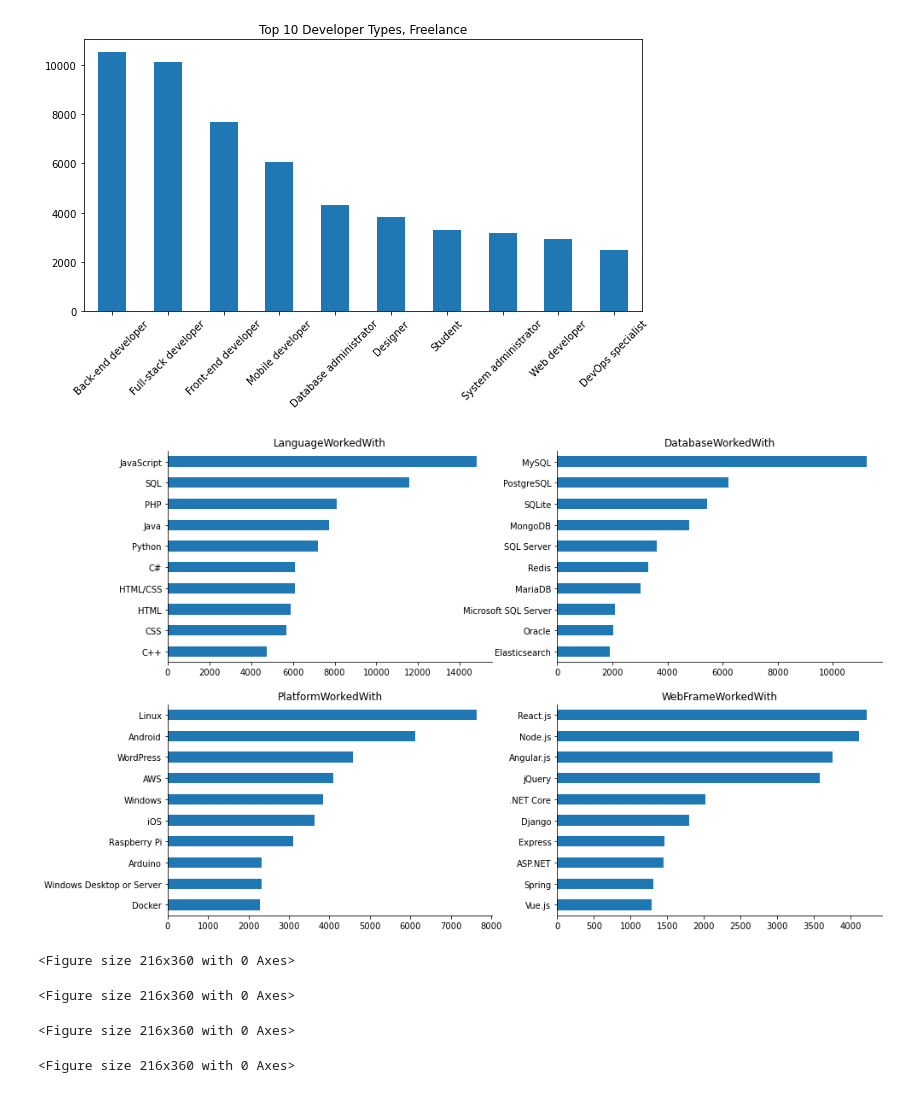
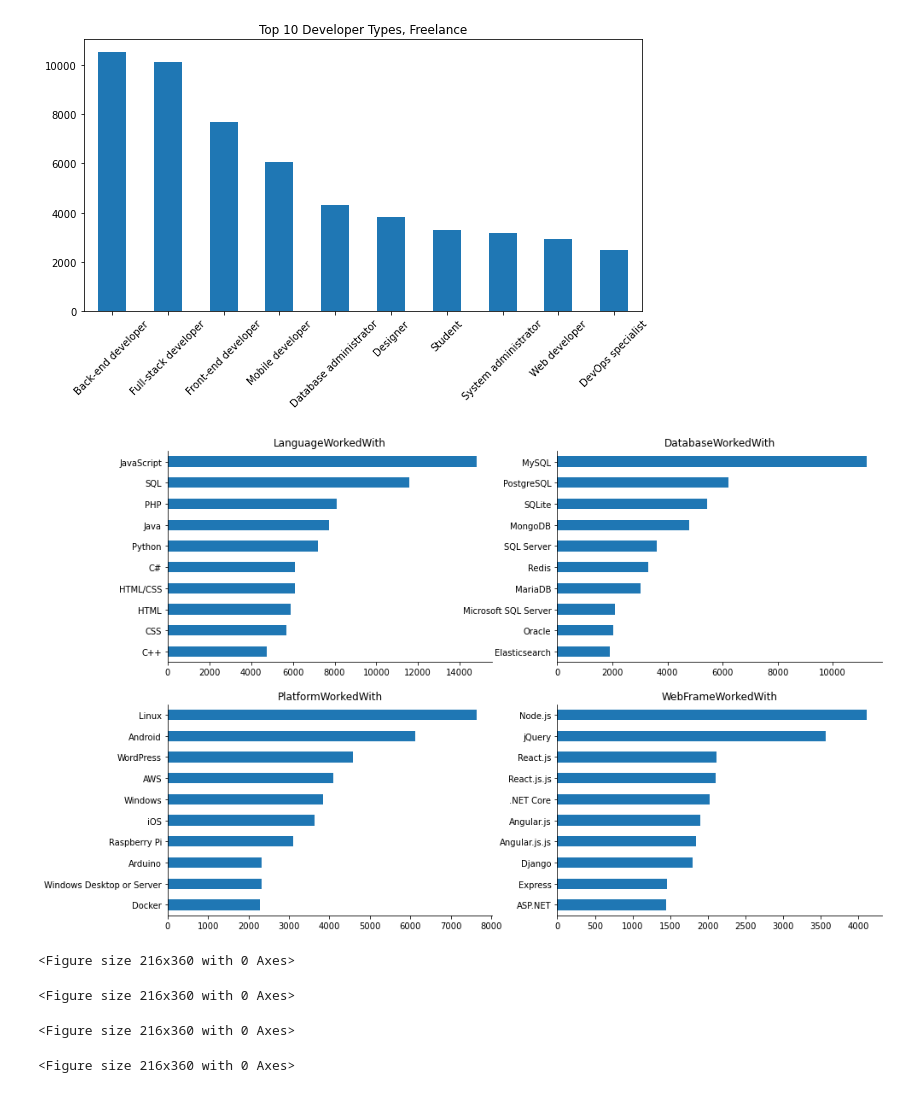
Before and after one commit to aldrinlambon/stackoverflow-survey-data-analysis, a Jupyter notebook: DataPreparation.ipynb, the cells around one changed output. Drawn from its saved outputs; the diff is of its cells as text; code cells hidden in the pictures.

```diff
--- a/DataPreparation.ipynb
+++ b/DataPreparation.ipynb
@@ -68,7 +70,7 @@ cols_2017 = ['EmploymentStatus','Country','FormalEducation','MajorUndergrad',
              'HaveWorkedLanguage','HaveWorkedDatabase','HaveWorkedPlatform','HaveWorkedFramework',
             ]
 df_2017 = df_2017[cols_2017]
-df_2017 = clean(df_2017,2017)
+df_2017 = clean_data(df_2017,2017)
 
 df_2018 = pd.read_csv('survey_results_public_2018.csv',low_memory=False)
 cols_2018 = ['Employment','Country','FormalEducation','UndergradMajor',
@@ -76,7 +78,7 @@ cols_2018 = ['Employment','Country','FormalEducation','UndergradMajor',
              'LanguageWorkedWith','DatabaseWorkedWith','PlatformWorkedWith','FrameworkWorkedWith'
             ]
 df_2018 = df_2018[cols_2018]
-df_2018 = clean(df_2018,2018)
+df_2018 = clean_data(df_2018,2018)
 
 df_2019 = pd.read_csv('survey_results_public_2019.csv',low_memory=False)
 
@@ -85,6 +87,6 @@ cols_2019 = ['Employment','Country','EdLevel','UndergradMajor',
              'LanguageWorkedWith','DatabaseWorkedWith','PlatformWorkedWith','WebFrameWorkedWith'
             ]
 df_2019 = df_2019[cols_2019]
-df_2019 = clean(df_2019,2019)
+df_2019 = clean_data(df_2019,2019)
 # %%
 df_free = pd.concat([df_2017,df_2018,df_2019],axis=0,ignore_index=True)
@@ -123,7 +126,7 @@ plt.show();
 ## Developer Type Statistics
 # %%
 plt.figure(figsize=(10,5))
-series = explode_variable(df_free['DeveloperType'],'DeveloperType')
+series = df_free['DeveloperType'].str.split(';').explode().str.strip().dropna()
 series.value_counts().head(10).sort_values(ascending=False).plot(kind='bar')
 plt.title('Top 10 Developer Types, Freelance')
 plt.xticks(rotation=45)
@@ -133,23 +136,23 @@ plt.show()
 # %%
 fig, ax = plt.subplots(2,2,figsize=(15,10))
 
 a = 0
 b = 0
 
 for col in ['LanguageWorkedWith','DatabaseWorkedWith','PlatformWorkedWith','WebFrameWorkedWith']:
     plt.figure(figsize=(3,5))
-    series = explode_variable(df_free[col],col)
+    series = df_free[col].str.split(';').explode().str.strip().dropna()
     series.value_counts().head(10).sort_values().plot(kind='barh',ax=ax[a,b])
     ax[a,b].spines['right'].set_visible(False)
     ax[a,b].spines['top'].set_visible(False)
     ax[a,b].set_title(str(col));
     b+=1
     if(b==2):
         b=0
         a+=1
 plt.show();
 # %% [output]
-[figure, old version]
+[figure, new version]
 <Figure size 216x360 with 0 Axes>
 <Figure size 216x360 with 0 Axes>
 <Figure size 216x360 with 0 Axes>
```
Also changed, not shown: parts of 2 cells of this notebook.
